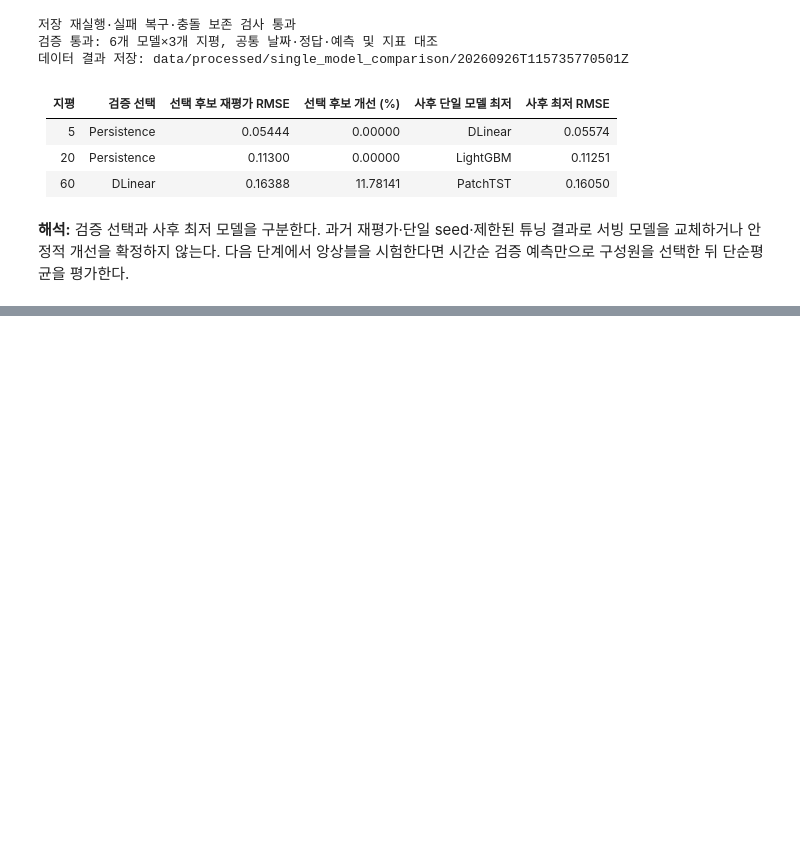
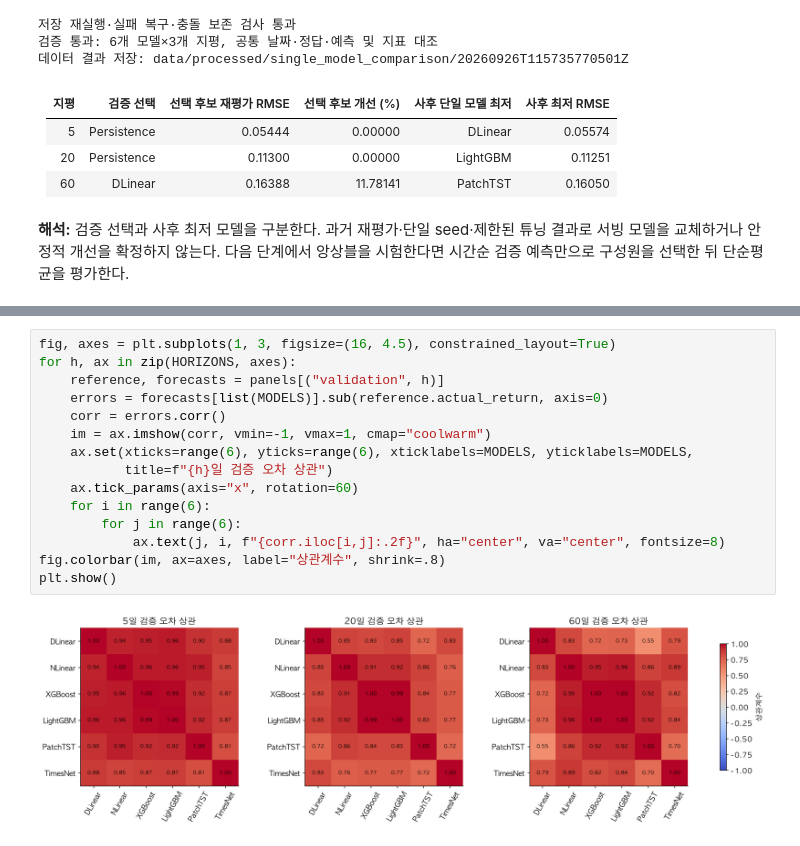
Before and after one commit to sjinie/Coffee_Price_Prediction, a Jupyter notebook: data_code/03_3_single_model_comparison.ipynb, the cells around one changed output, grey strips where cells are left out. Cells and saved outputs as stored; diff of their text form; blank space fills up the shorter version.

```diff
--- a/data_code/03_3_single_model_comparison.ipynb
+++ b/data_code/03_3_single_model_comparison.ipynb
@@ -771,0 +909,17 @@ display(Markdown("**해석:** 검증 선택과 사후 최저 모델을 구분한
+# %%
+fig, axes = plt.subplots(1, 3, figsize=(16, 4.5), constrained_layout=True)
+for h, ax in zip(HORIZONS, axes):
+    reference, forecasts = panels[("validation", h)]
+    errors = forecasts[list(MODELS)].sub(reference.actual_return, axis=0)
+    corr = errors.corr()
+    im = ax.imshow(corr, vmin=-1, vmax=1, cmap="coolwarm")
+    ax.set(xticks=range(6), yticks=range(6), xticklabels=MODELS, yticklabels=MODELS,
+           title=f"{h}일 검증 오차 상관")
+    ax.tick_params(axis="x", rotation=60)
+    for i in range(6):
+        for j in range(6):
+            ax.text(j, i, f"{corr.iloc[i,j]:.2f}", ha="center", va="center", fontsize=8)
+fig.colorbar(im, ax=axes, label="상관계수", shrink=.8)
+plt.show()
+# %% [output]
+[figure, added]
```
Also changed, not shown: parts of 9 cells of this notebook, 3 other files.
